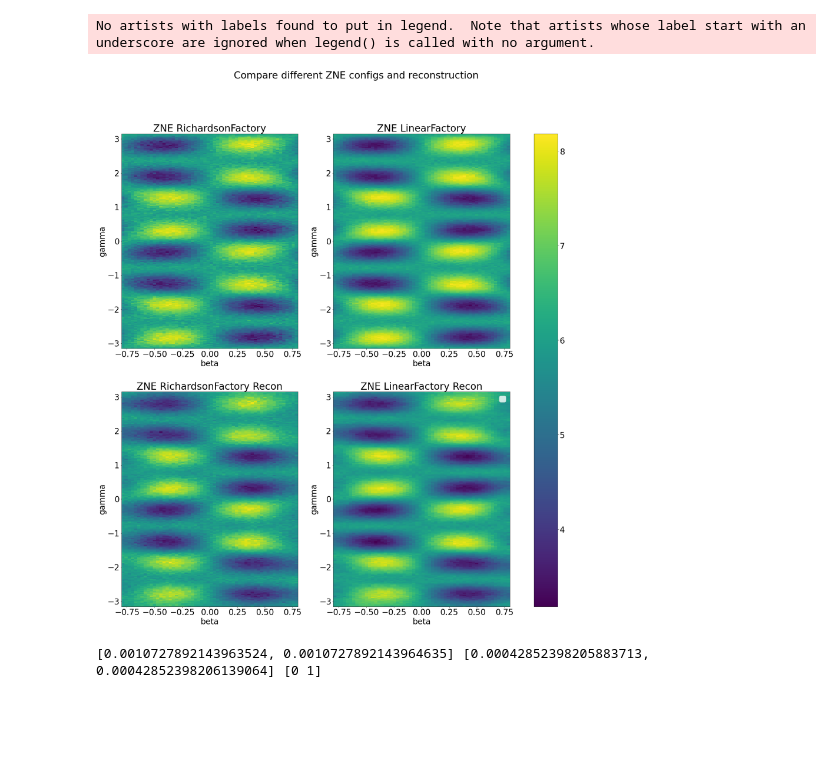
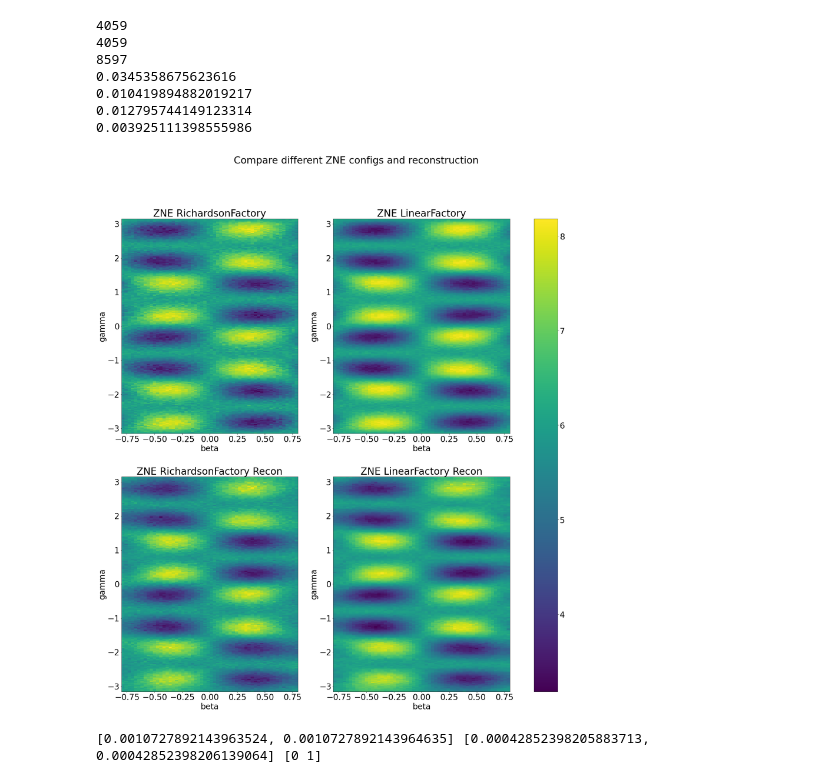
Before and after one commit to kunliu7/oscar, a Jupyter notebook: vis_figures_in_paper.ipynb, the cells around one changed output. Drawn from its saved outputs; the diff is of its cells as text; code cells hidden in the pictures; blank space fills up the shorter version.

```diff
--- a/vis_figures_in_paper.ipynb
+++ b/vis_figures_in_paper.ipynb
@@ -157,35 +175,65 @@ def vis_case_compare_mitigation_method():
     data_dir = "figs/cnt_opt_miti/2022-08-10_10:14:03/G40_nQ8_p1"
     data = np.load(f"{data_dir}/data.npz", allow_pickle=True)
     origin = data['origin'].tolist()
     full_range = data['full_range'].tolist()
     miti1 = origin['mitis']
 
     # derive reconstructed landscape
     recon_path = f"{data_dir}/2D_CS_recon_sf0.050.npz"
     recon = np.load(recon_path, allow_pickle=True)['recon'].tolist()
     miti1_recon = recon['mitis']
 
     data2_dir = "figs/gen_p1_landscape/2022-10-08_16:52:53/G40_nQ8_p1_depolar0.001_0.005_zneLinear"
     miti2 = np.load(f"{data2_dir}/data.npz", allow_pickle=True)['origin'].tolist()['mitis']
     recon2_path = f"{data2_dir}/2D_CS_recon_sf0.050.npz"
     miti2_recon = np.load(recon2_path, allow_pickle=True)['recon'].tolist()['mitis']
 
     # params_paths = [opt_data2['params_path'].tolist(), opt_data2['params_path'].tolist(), opt_data1['params_path']]
 
+    # find some points where Richardson Factory is closer
+
+    ideal = origin['ideals']
+
+    # recon.
+    # diff1 = ideal - miti1_recon   # Richardson factory
+    # diff2 = ideal - miti2_recon   # linear factory
+
+    # origin
+    diff1 = ideal - miti1   # Richardson factory
+    diff2 = ideal - miti2   # linear factory
+
+    ids = np.abs(diff1) < np.abs(diff2)     # indices that Richardson is closer to ideal than linear
+
+    print(np.sum(ids))
+    print(np.sum(ids == True))
+    print(np.sum(ids == False))
+
+    print(np.var(diff1))
+    print(np.var(diff2))
+
+    print(np.var(np.abs(diff1)))
+    print(np.var(np.abs(diff2)))
+
     _vis_landscapes(
         # landscapes=[origin['unmitis'], miti1, miti2, miti1_recon, miti2_recon],
         landscapes=[miti1, miti2, miti1_recon, miti2_recon],
         labels=["ZNE RichardsonFactory", "ZNE LinearFactory", "ZNE RichardsonFactory Recon", "ZNE LinearFactory Recon"],
         full_range=full_range,
         true_optima=None,
         title="Compare different ZNE configs and reconstruction",
         save_path="paper_figs/case3.png",
         params_paths=[None, None, None, None]
     )
 vis_case_compare_mitigation_method()
 # %% [output]
-No artists with labels found to put in legend.  Note that artists whose label start with an underscore are ignored when legend() is called with no argument.
+4059
+4059
+8597
+0.0345358675623616
+0.010419894882019217
+0.012795744149123314
+0.003925111398555986
-[figure, old version]
+[figure, new version]
 # %%
 def vis_recon_error():
     # diff1 = {'L2-norm': 30.804969647723908, 'MSE': 0.2738246568786238, '1-NCC': 0.0010727892143963524, 'COS': 0.0010727892143964635}
```
Also changed, not shown: parts of 6 cells of this notebook.
